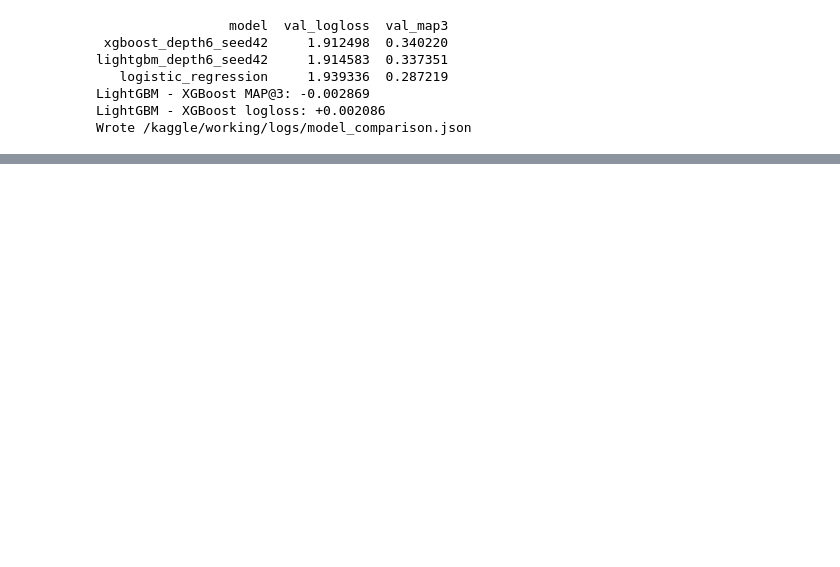
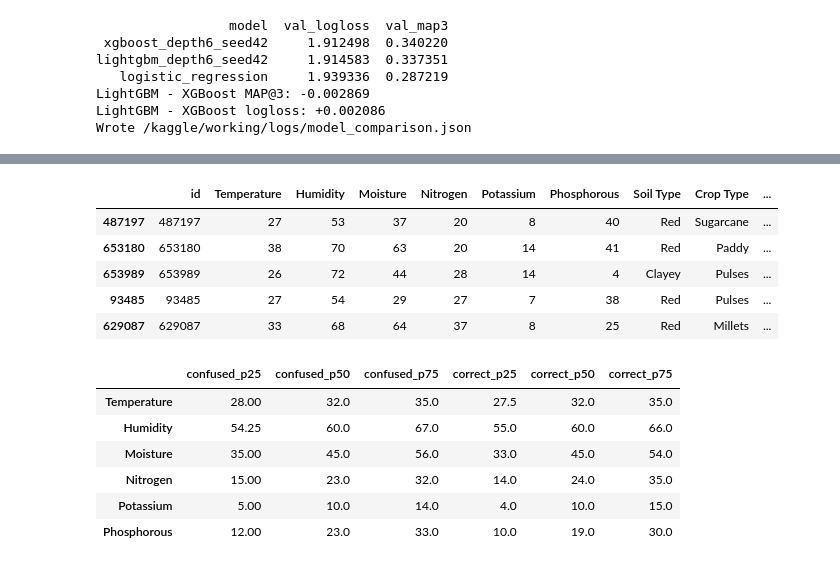
Before and after one commit to kalexrt/fertilizer_prediction, a Jupyter notebook: notebooks/fert_pred.ipynb, the cells around one changed output, grey strips where cells are left out. Saved outputs shown, nothing was run; the diff lists cells and outputs as text; code cells hidden in the pictures; blank space fills up the shorter version.

```diff
--- a/notebooks/fert_pred.ipynb
+++ b/notebooks/fert_pred.ipynb
@@ -1221,0 +1342,44 @@ Wrote /kaggle/working/logs/model_comparison.json
+# %%
+if not confusions.empty:
+    common = confusions.iloc[0]
+    true_idx, predicted_idx = label_encoder.transform(
+        [common["true"], common["predicted_top1"]]
+    )
+    positions = np.flatnonzero((y_va == true_idx) & (top1 == predicted_idx))[:5]
+    examples = X_va.iloc[positions].copy()
+    examples.insert(0, ID_COL, train_raw.loc[examples.index, ID_COL])
+    examples["true"] = common["true"]
+    examples["predicted_top1"] = common["predicted_top1"]
+    examples["predicted_top3"] = [
+        " ".join(labels) for labels in class_names[top3_from_proba(val_proba[positions])]
+    ]
+    examples["true_probability"] = val_proba[positions, true_idx]
+    examples["predicted_probability"] = val_proba[positions, predicted_idx]
+    display(examples)
+    examples.to_csv(LOGS / "confusion_examples.csv", index=False)
+
+    # Compare rows of the same true class, grouped by the model's top prediction.
+    feature_summary = pd.DataFrame({
+        "confused_p25": X_va.loc[(y_va == true_idx) & (top1 == predicted_idx), NUM_COLS].quantile(0.25),
+        "confused_p50": X_va.loc[(y_va == true_idx) & (top1 == predicted_idx), NUM_COLS].quantile(0.50),
+        "confused_p75": X_va.loc[(y_va == true_idx) & (top1 == predicted_idx), NUM_COLS].quantile(0.75),
+        "correct_p25": X_va.loc[(y_va == true_idx) & (top1 == true_idx), NUM_COLS].quantile(0.25),
+        "correct_p50": X_va.loc[(y_va == true_idx) & (top1 == true_idx), NUM_COLS].quantile(0.50),
+        "correct_p75": X_va.loc[(y_va == true_idx) & (top1 == true_idx), NUM_COLS].quantile(0.75),
+    })
+    display(feature_summary)
+    feature_summary.to_csv(LOGS / "confusion_feature_summary.csv")
+# %% [output]
+|  | id | Temperature | Humidity | Moisture | Nitrogen | Potassium | Phosphorous | Soil Type | Crop Type | ... |
+| 487197 | 487197 | 27 | 53 | 37 | 20 | 8 | 40 | Red | Sugarcane | ... |
+| 653180 | 653180 | 38 | 70 | 63 | 20 | 14 | 41 | Red | Paddy | ... |
+| 653989 | 653989 | 26 | 72 | 44 | 28 | 14 | 4 | Clayey | Pulses | ... |
+| 93485 | 93485 | 27 | 54 | 29 | 27 | 7 | 38 | Red | Pulses | ... |
+| 629087 | 629087 | 33 | 68 | 64 | 37 | 8 | 25 | Red | Millets | ... |
+|  | confused_p25 | confused_p50 | confused_p75 | correct_p25 | correct_p50 | correct_p75 |
+| Temperature | 28.00 | 32.0 | 35.0 | 27.5 | 32.0 | 35.0 |
+| Humidity | 54.25 | 60.0 | 67.0 | 55.0 | 60.0 | 66.0 |
+| Moisture | 35.00 | 45.0 | 56.0 | 33.0 | 45.0 | 54.0 |
+| Nitrogen | 15.00 | 23.0 | 32.0 | 14.0 | 24.0 | 35.0 |
+| Potassium | 5.00 | 10.0 | 14.0 | 4.0 | 10.0 | 15.0 |
+| Phosphorous | 12.00 | 23.0 | 33.0 | 10.0 | 19.0 | 30.0 |
```
Also changed, not shown: parts of 17 cells of this notebook, 19 other files.
